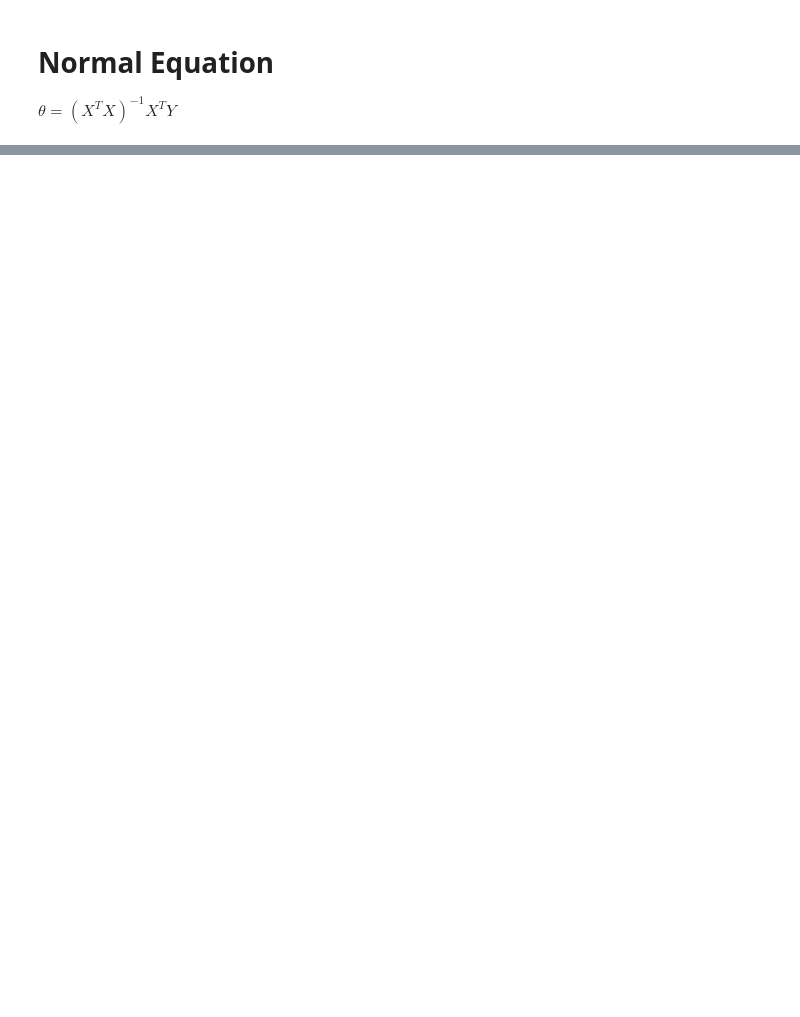
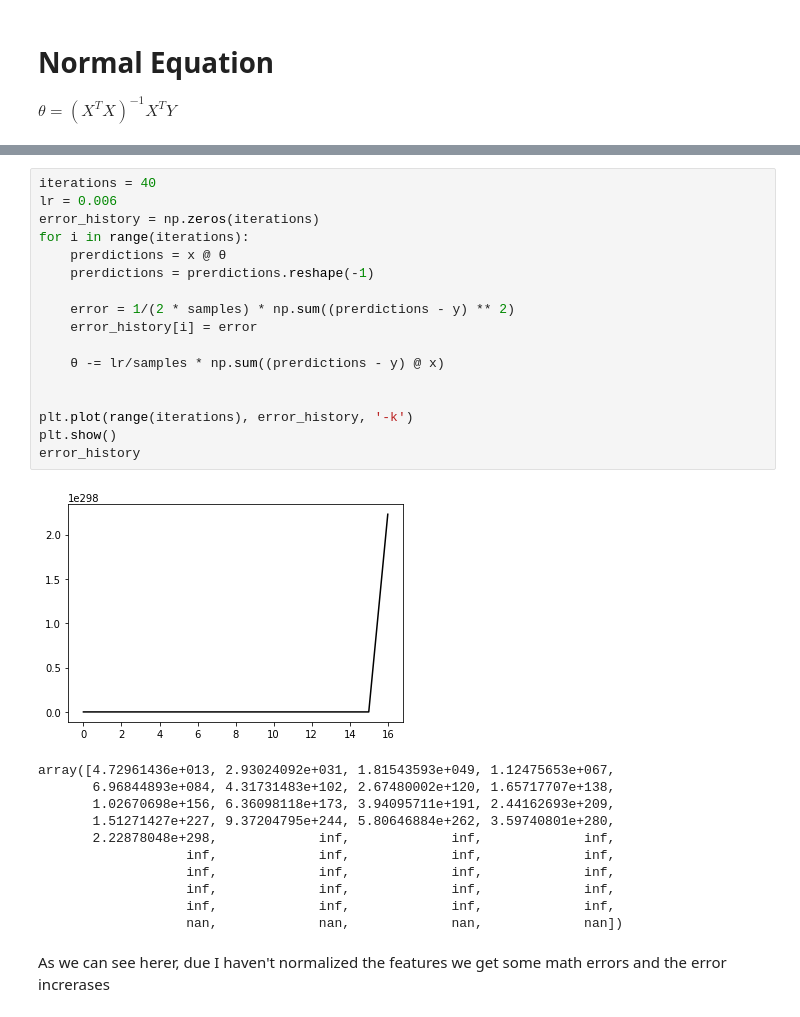
Before and after one commit to juan19932carlos/Notebooks, a Jupyter notebook: ML Coursera/LinearRegresion.ipynb, the cells around one changed output, grey strips where cells are left out. Saved outputs shown, nothing was run; the diff lists cells and outputs as text; blank space fills up the shorter version.

```diff
--- a/ML Coursera/LinearRegresion.ipynb
+++ b/ML Coursera/LinearRegresion.ipynb
@@ -89,0 +117,31 @@ Error: 52.32235704800517
+# %%
+iterations = 40
+lr = 0.006
+error_history = np.zeros(iterations)
+for i in range(iterations):
+    prerdictions = x @ θ
+    prerdictions = prerdictions.reshape(-1)
+
+    error = 1/(2 * samples) * np.sum((prerdictions - y) ** 2)
+    error_history[i] = error
+
+    θ -= lr/samples * np.sum((prerdictions - y) @ x)
+
+
+plt.plot(range(iterations), error_history, '-k')
+plt.show()
+error_history
+# %% [output]
+[figure, added]
+array([4.72961436e+013, 2.93024092e+031, 1.81543593e+049, 1.12475653e+067,
+       6.96844893e+084, 4.31731483e+102, 2.67480002e+120, 1.65717707e+138,
+       1.02670698e+156, 6.36098118e+173, 3.94095711e+191, 2.44162693e+209,
+       1.51271427e+227, 9.37204795e+244, 5.80646884e+262, 3.59740801e+280,
+       2.22878048e+298,             inf,             inf,             inf,
+                   inf,             inf,             inf,             inf,
+                   inf,             inf,             inf,             inf,
+                   inf,             inf,             inf,             inf,
+                   inf,             inf,             inf,             inf,
+                   nan,             nan,             nan,             nan])
+# %% [markdown]
+As we can see herer, due I haven't normalized the features we get some math errors and the error increrases
```
Also changed, not shown: parts of 14 cells of this notebook, 2 other files.
